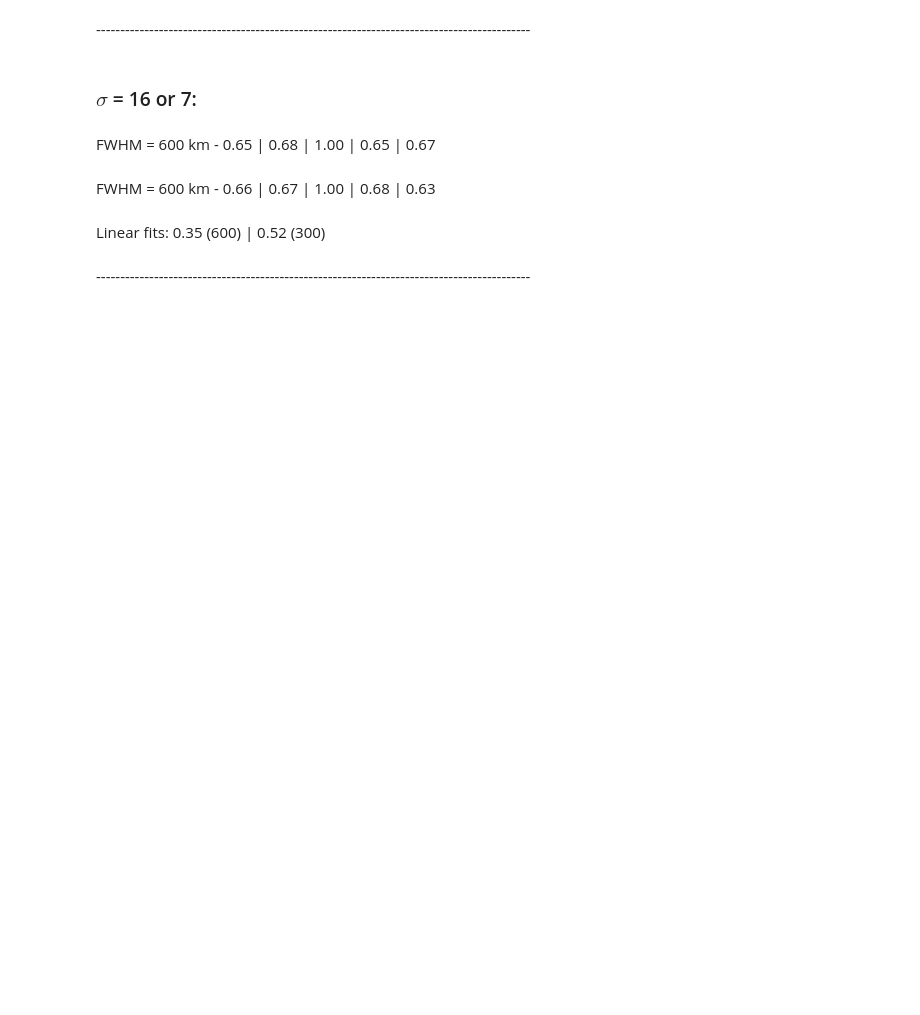
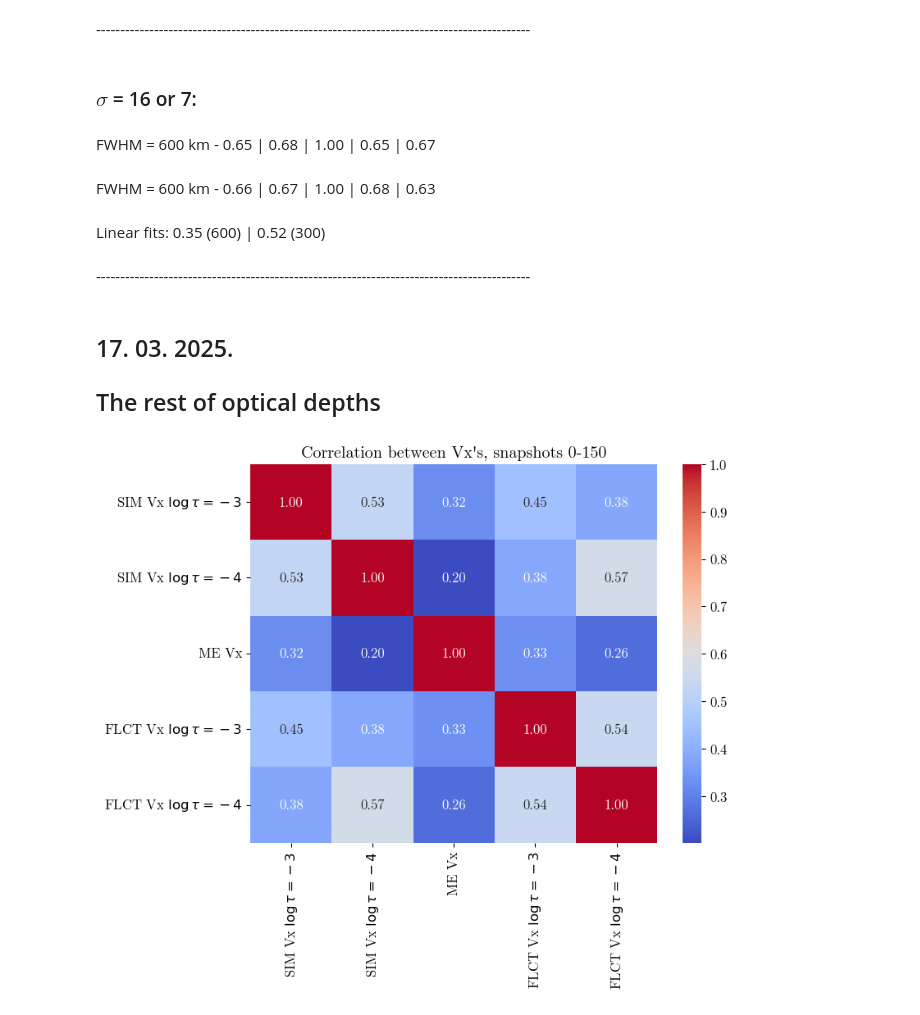
Before and after one commit to TheodoreKostic/Tracking_features, a Jupyter notebook: FirstPaper/MilneEddington_Bz_tracking.ipynb, the cells around one changed output. Saved outputs shown, nothing was run; the diff lists cells and outputs as text; code cells hidden in the pictures; blank space fills up the shorter version.

Commit message:
All optical depth velocities

```diff
--- a/FirstPaper/MilneEddington_Bz_tracking.ipynb
+++ b/FirstPaper/MilneEddington_Bz_tracking.ipynb
@@ -516,3 +516,44 @@ Linear fits: 0.37 (600) | 0.55 (300)
 Linear fits: 0.35 (600) | 0.52 (300)
 # %% [markdown]
 <p>------------------------------------------------------------------------------------------</p>
+# %% [markdown]
+<h2>17. 03. 2025.</h2>
+<h2>The rest of optical depths</h2>
+# %%
+Vxm3 = fits.open("Velocities_TAU_0_001.fits")[1].data # Vy from Velocities.fits as originally thought
+Vym3 = fits.open("Velocities_TAU_0_001.fits")[0].data # Vx from Velocities.fits as originally thought
+Vxm3 = Vxm3[::3,::2,::2]/1E5
+Vym3 = Vym3[::3,::2,::2]/1E5
+Vxm3 = Vxm3.transpose(0, 2, 1)
+Vym3 = Vym3.transpose(0, 2, 1)
+# %%
+Vxm4 = fits.open("Velocities_TAU_0_0001.fits")[1].data # Vy from Velocities.fits as originally thought
+Vym4 = fits.open("Velocities_TAU_0_0001.fits")[0].data # Vx from Velocities.fits as originally thought
+Vxm4 = Vxm4[::3,::2,::2]/1E5
+Vym4 = Vym4[::3,::2,::2]/1E5
+Vxm4 = Vxm4.transpose(0, 2, 1)
+Vym4 = Vym4.transpose(0, 2, 1)
+# %%
+Vx_Bz3 = fits.open("pyFLCT_vx_vy_fwhm_600_dt_30_logTaum3Bz_tracked.fits")[0].data
+Vy_Bz3 = fits.open("pyFLCT_vx_vy_fwhm_600_dt_30_logTaum3Bz_tracked.fits")[1].data
+Vx_Bz3 = Vx_Bz3[:30,::2,::2]
+Vy_Bz3 = Vy_Bz3[:30,::2,::2]
+# %%
+Vx_Bz4 = fits.open("pyFLCT_vx_vy_fwhm_600_dt_30_logTaum4Bz_tracked.fits")[0].data
+Vy_Bz4 = fits.open("pyFLCT_vx_vy_fwhm_600_dt_30_logTaum4Bz_tracked.fits")[1].data
+Vx_Bz4 = Vx_Bz4[:30,::2,::2]
+Vy_Bz4 = Vy_Bz4[:30,::2,::2]
+# %%
+correlation_matrix = np.corrcoef([Vxm3[0,:,:].ravel(), Vxm4[0, :,:].ravel(),
+                     Vx_ME_FeI[0,:,:].ravel(), Vx_Bz3[0,:,:].ravel(),
+                     Vx_Bz4[0,:,:].ravel()])
+
+plt.figure(figsize=(8, 6))
+sns.heatmap(correlation_matrix, annot=True, fmt=".2f", cmap='coolwarm',
+            xticklabels=['SIM Vx $\log\\tau = -3$', 'SIM Vx $\log\\tau = -4$', 'ME Vx', 'FLCT Vx $\log\\tau = -3$', 'FLCT Vx $\log\\tau = -4$'],
+            yticklabels=['SIM Vx $\log\\tau = -3$', 'SIM Vx $\log\\tau = -4$', 'ME Vx', 'FLCT Vx $\log\\tau = -3$', 'FLCT Vx $\log\\tau = -4$'])
+plt.title("Correlation between Vx\'s, snapshots 0-150")
+plt.savefig("Vx_FE_cor_rest.png", dpi = 70)
+plt.show()
+# %% [output]
+[figure, added]
```
Also changed, not shown: parts of 23 cells of this notebook.
